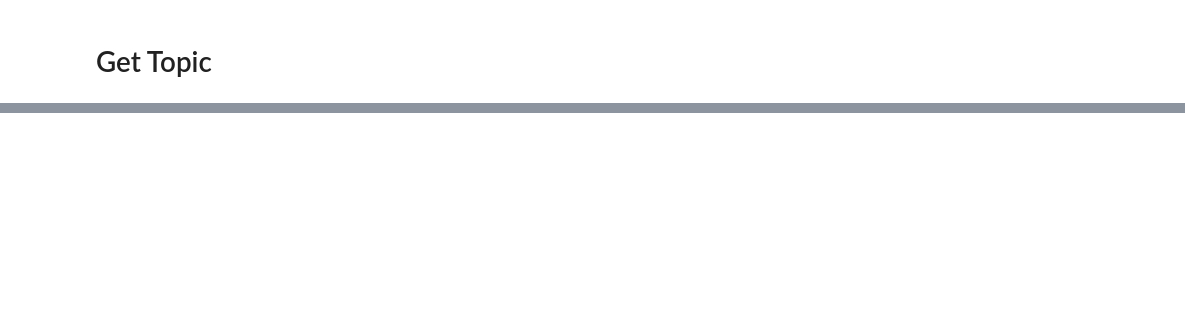
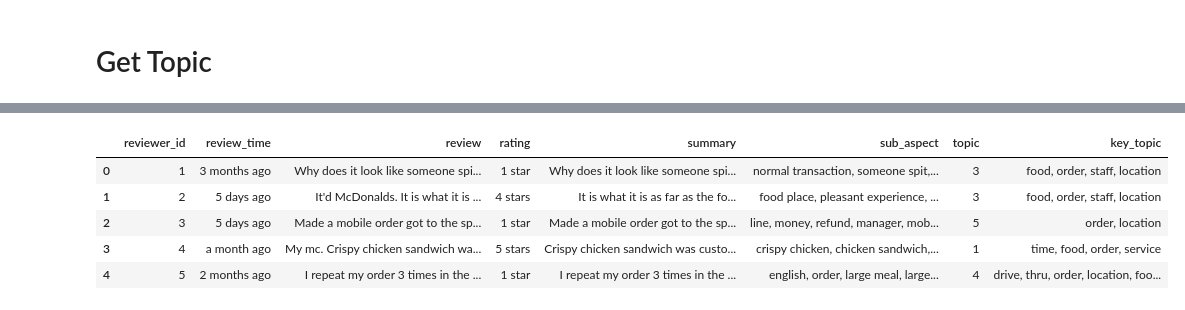
Before and after one commit to bahategar/aspect-based-sentiment-analysis-demo1, a Jupyter notebook: topic_aspect_mcd.ipynb, the cells around one changed output, grey strips where cells are left out. Drawn from its saved outputs; the diff is of its cells as text; code cells hidden in the pictures; blank space fills up the shorter version.

Commit message:
Try new approximation for determine aspect

```diff
--- a/topic_aspect_mcd.ipynb
+++ b/topic_aspect_mcd.ipynb
@@ -448,0 +259,22 @@ Topic 3:
+# %%
+df = df.merge(df_prc[['reviewer_id', 'summary', 'sub_aspect']], on='reviewer_id', how='left', )
+# %%
+tqdm.pandas()
+df['topic'] = df_prc['token_clean'].progress_apply(predict_topic)
+# %%
+tqdm.pandas()
+df['key_topic'] = df['topic']\
+                    .progress_apply(lambda x: ", ".join(topics_dict[x]))
+# %%
+tqdm.pandas()
+df['sub_aspect'] = df['sub_aspect']\
+                    .progress_apply(lambda x: ", ".join(list(x)))
+# %%
+df.head()
+# %% [output]
+|  | reviewer_id | review_time | review | rating | summary | sub_aspect | topic | key_topic |
+| 0 | 1 | 3 months ago | Why does it look like someone spi... | 1 star | Why does it look like someone spi... | normal transaction, someone spit,... | 3 | food, order, staff, location |
+| 1 | 2 | 5 days ago | It'd McDonalds. It is what it is ... | 4 stars | It is what it is as far as the fo... | food place, pleasant experience, ... | 3 | food, order, staff, location |
+| 2 | 3 | 5 days ago | Made a mobile order got to the sp... | 1 star | Made a mobile order got to the sp... | line, money, refund, manager, mob... | 5 | order, location |
+| 3 | 4 | a month ago | My mc. Crispy chicken sandwich wa... | 5 stars | Crispy chicken sandwich was custo... | crispy chicken, chicken sandwich,... | 1 | time, food, order, service |
+| 4 | 5 | 2 months ago | I repeat my order 3 times in the ... | 1 star | I repeat my order 3 times in the ... | english, order, large meal, large... | 4 | drive, thru, order, location, foo... |
```
Also changed, not shown: parts of 29 cells of this notebook, 6 other files.
